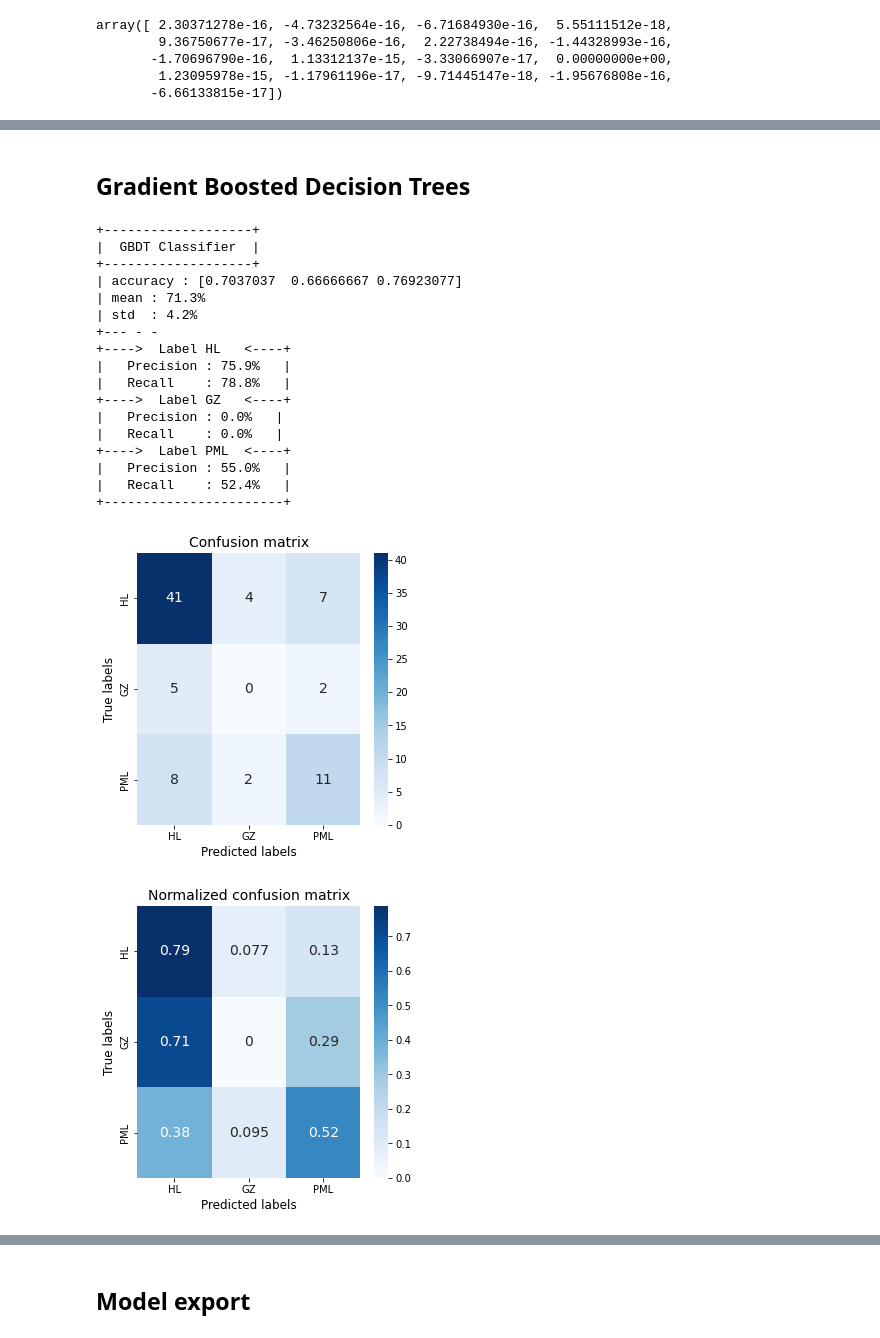
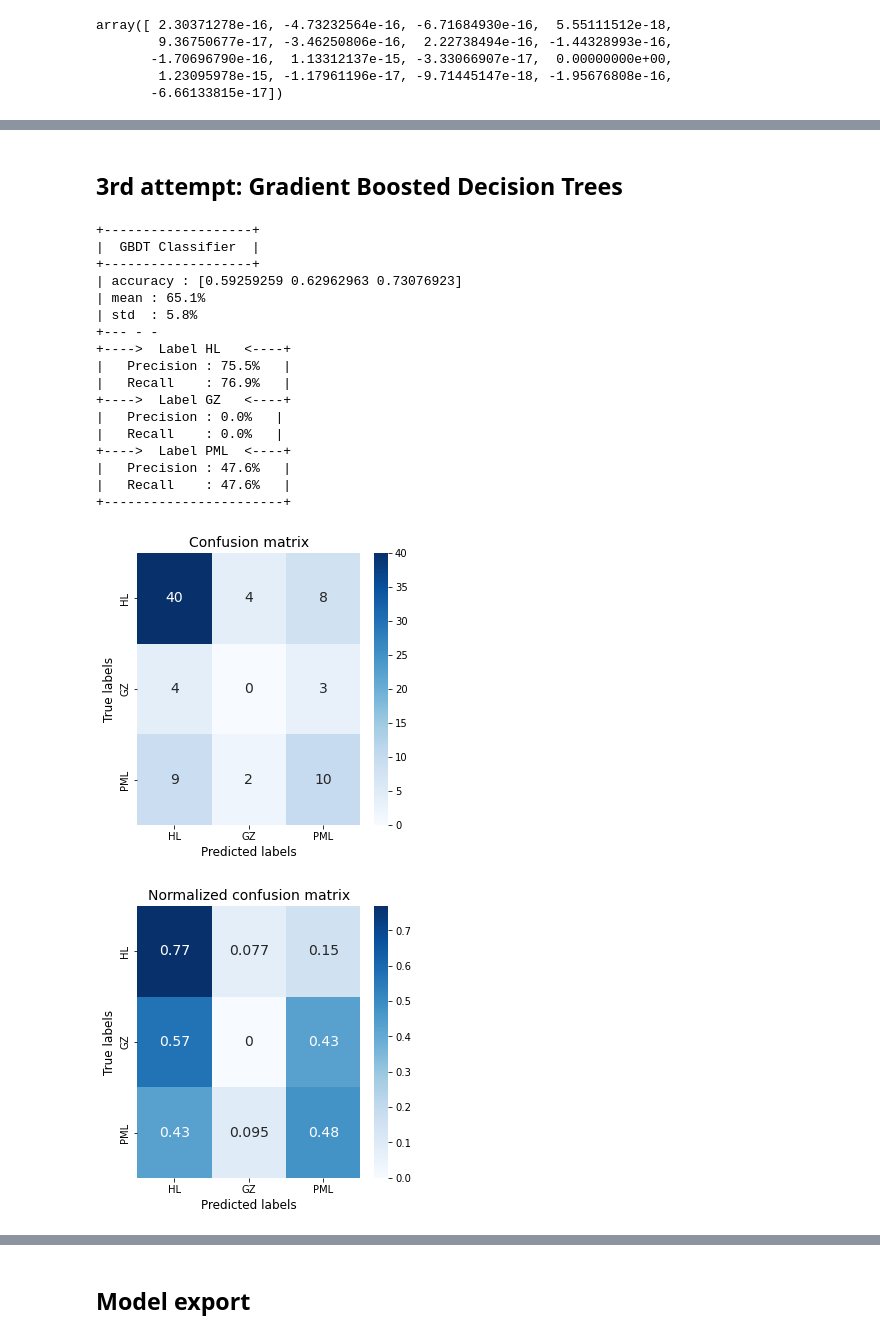
Before and after one commit to harel-coffee/mediastinal-lymphoma-classification-auto, a Jupyter notebook: 4_multiclass_classification.ipynb, the cells around one changed output, grey strips where cells are left out. Saved outputs shown, nothing was run; the diff lists cells and outputs as text; code cells hidden in the pictures.

```diff
--- a/4_multiclass_classification.ipynb
+++ b/4_multiclass_classification.ipynb
@@ -312,41 +241,41 @@ _ = precision_recall_scores ( y_train, y_train_pred, verbose = True, labels = ["
 # %% [markdown]
-## Gradient Boosted Decision Trees
+## 3rd attempt: Gradient Boosted Decision Trees
 # %%
 from sklearn.ensemble import GradientBoostingClassifier
 
 clf_gbdt = GradientBoostingClassifier (
                                         loss = "deviance" ,
                                         learning_rate = 0.3 ,
                                         n_estimators  = 100 ,
                                         criterion = "friedman_mse" ,
                                         max_features  = None ,
                                         max_leaf_nodes = 10 ,
                                         max_depth = 5       ,
                                       )
 
-accuracy = cross_val_score ( clf_gbdt, X_train_hrf, y_train, scoring = "accuracy", cv = 3 )
+accuracy = cross_val_score ( clf_gbdt, X_train, y_train, scoring = "accuracy", cv = 3 )
 y_train_pred = cross_val_predict ( clf_gbdt, X_train, y_train, cv = 3 )
 
 display_score ( scores = accuracy, score_name = "accuracy", model_name = "GBDT Classifier" )
 _ = precision_recall_scores ( y_train, y_train_pred, verbose = True, labels = ["HL", "GZ", "PML"], show_conf_matrix = True )
 # %% [output]
 +-------------------+
 |  GBDT Classifier  |
 +-------------------+
-| accuracy : [0.7037037  0.66666667 0.76923077]
-| mean : 71.3%
-| std  : 4.2%
+| accuracy : [0.59259259 0.62962963 0.73076923]
+| mean : 65.1%
+| std  : 5.8%
 +--- - -
 +---->  Label HL   <----+
-|   Precision : 75.9%   |
-|   Recall    : 78.8%   |
+|   Precision : 75.5%   |
+|   Recall    : 76.9%   |
 +---->  Label GZ   <----+
 |   Precision : 0.0%   |
 |   Recall    : 0.0%   |
 +---->  Label PML  <----+
-|   Precision : 55.0%   |
-|   Recall    : 52.4%   |
+|   Precision : 47.6%   |
+|   Recall    : 47.6%   |
 +-----------------------+
-[figure, old version]
+[figure, new version]
-[figure, old version]
+[figure, new version]
 # %% [markdown]
```
Also changed, not shown: parts of 19 cells of this notebook.
